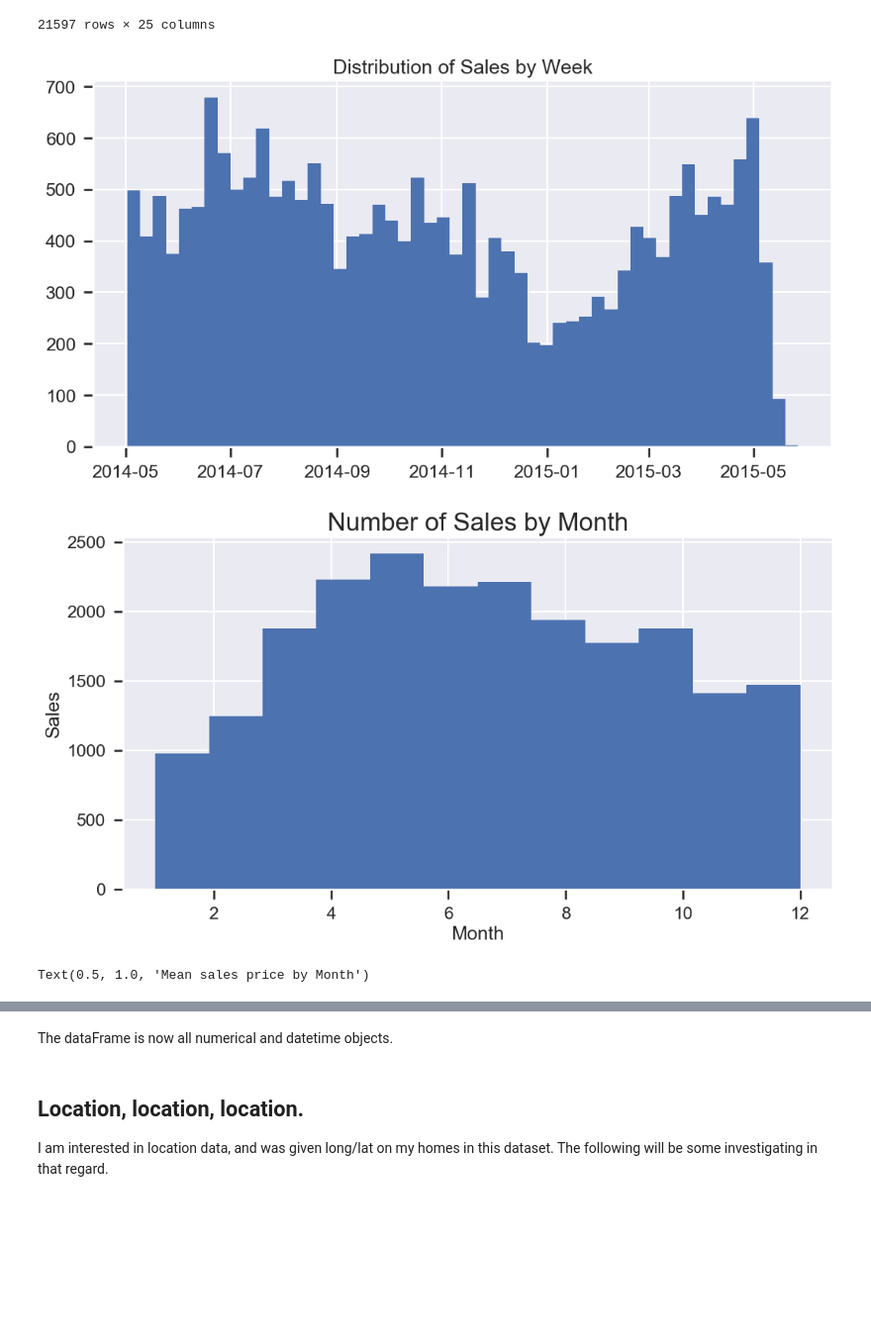
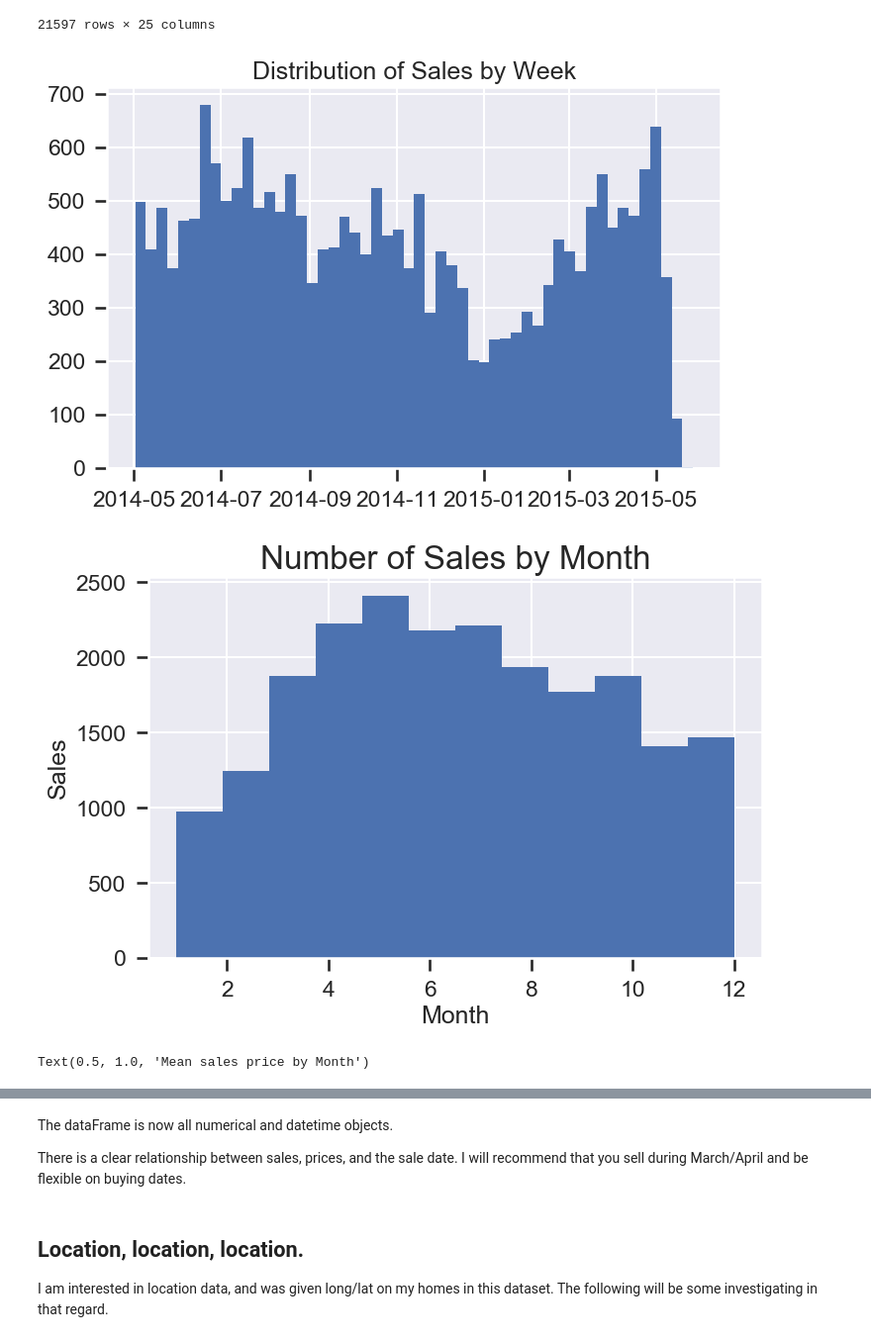
Before and after one commit to sciencelee/dsc-mod-2-project-v2-1-online-ds-sp-000, a Jupyter notebook: 01-Prepare Data.ipynb, the cells around one changed output, grey strips where cells are left out. Shown at 99% size. Saved outputs shown, nothing was run; the diff lists cells and outputs as text; code cells hidden in the pictures; blank space fills up the shorter version.

```diff
--- a/01-Prepare Data.ipynb
+++ b/01-Prepare Data.ipynb
@@ -260,38 +268,39 @@ kc
 | 21596 | 1523300157 | 2014-10-15 | 325000.0 | 2 | 0.75 | 1020 | 1076 | 2.0 | 0.0 | 0.0 | ... |
 21597 rows × 25 columns
 # %%
-
 # Since I converted date, I thought it would be interesting to look at sales by date to see if it could potentially be a factor
 #. Each bin represents a week.  There is a definite sales period in spring/summer and low points in winter months.
 
 
 # might be worthwhile to investigate the effect of time of year on saleprice as well
 
 
-kc['date'].hist(bins=52, figsize=[12,6])
+kc['date'].hist(bins=52, figsize=[8,5])
 plt.title('Distribution of Sales by Week')
 plt.show()
-kc['month'].hist(bins=12, figsize=[12, 6])
+kc['month'].hist(bins=12, figsize=[8, 5])
 plt.title('Distribution of Sales by Month')
 plt.ylabel('Sales', fontsize=18)
 plt.xlabel('Month', fontsize=18)
 plt.title("Number of Sales by Month", fontsize=24)
 
 plt.show()
 
 kc.groupby(['month'])['price'].mean().plot()
 plt.ylabel('Sale Price', fontsize=18)
 plt.xlabel('Month', fontsize=18)
 
 plt.ylim([500000, 570000])
 plt.title("Mean sales price by Month", fontsize=24)
 # %% [output]
-[figure, old version]
+[figure, new version]
-[figure, old version]
+[figure, new version]
 Text(0.5, 1.0, 'Mean sales price by Month')
 [figure]
-# %% [markdown]
-The dataFrame is now all numerical and datetime objects.
+# %% [markdown]
+The dataFrame is now all numerical and datetime objects.
+
+There is a clear relationship between sales, prices, and the sale date.  I will recommend that you sell during March/April and be flexible on buying dates.
 # %% [markdown]
 ## Location, location, location.
 
```
Also changed, not shown: parts of 17 cells of this notebook, 8 other files.
